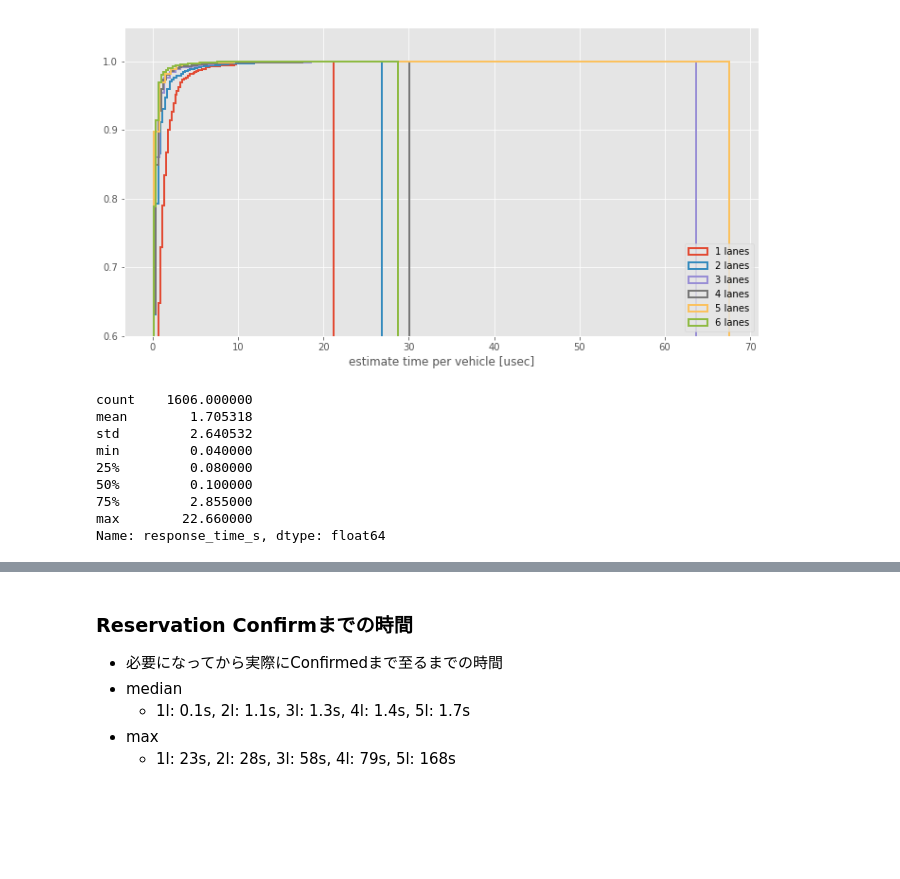
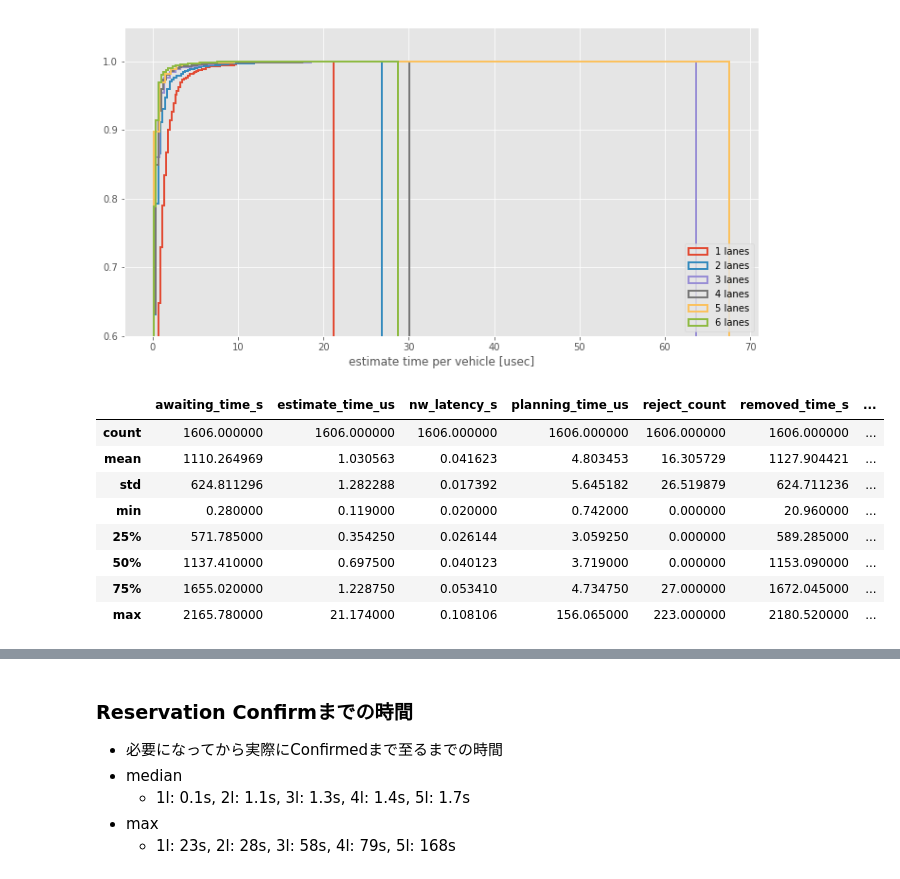
Before and after one commit to koh1/aim, a Jupyter notebook: analysis/processing_time_analysis.ipynb, the cells around one changed output, grey strips where cells are left out. Saved outputs shown, nothing was run; the diff lists cells and outputs as text; code cells hidden in the pictures; blank space fills up the shorter version.

Commit message:
Changes to be committed: 	modified:   analysis/processing_time_analysis.ipynb

```diff
--- a/analysis/processing_time_analysis.ipynb
+++ b/analysis/processing_time_analysis.ipynb
@@ -169,14 +169,14 @@ plt.legend(loc='lower right')
 <matplotlib.legend.Legend at 0x...>
 [figure]
 # %%
-df1["response_time_s"].describe()
+df1.describe()
 # %% [output]
-count    1606.000000
-mean        1.705318
-std         2.640532
-min         0.040000
-25%         0.080000
-50%         0.100000
-75%         2.855000
-max        22.660000
-Name: response_time_s, dtype: float64
+|  | awaiting_time_s | estimate_time_us | nw_latency_s | planning_time_us | reject_count | removed_time_s | ... |
+| count | 1606.000000 | 1606.000000 | 1606.000000 | 1606.000000 | 1606.000000 | 1606.000000 | ... |
+| mean | 1110.264969 | 1.030563 | 0.041623 | 4.803453 | 16.305729 | 1127.904421 | ... |
+| std | 624.811296 | 1.282288 | 0.017392 | 5.645182 | 26.519879 | 624.711236 | ... |
+| min | 0.280000 | 0.119000 | 0.020000 | 0.742000 | 0.000000 | 20.960000 | ... |
+| 25% | 571.785000 | 0.354250 | 0.026144 | 3.059250 | 0.000000 | 589.285000 | ... |
+| 50% | 1137.410000 | 0.697500 | 0.040123 | 3.719000 | 0.000000 | 1153.090000 | ... |
+| 75% | 1655.020000 | 1.228750 | 0.053410 | 4.734750 | 27.000000 | 1672.045000 | ... |
+| max | 2165.780000 | 21.174000 | 0.108106 | 156.065000 | 223.000000 | 2180.520000 | ... |
```
Also changed, not shown: parts of 1 cell of this notebook.
